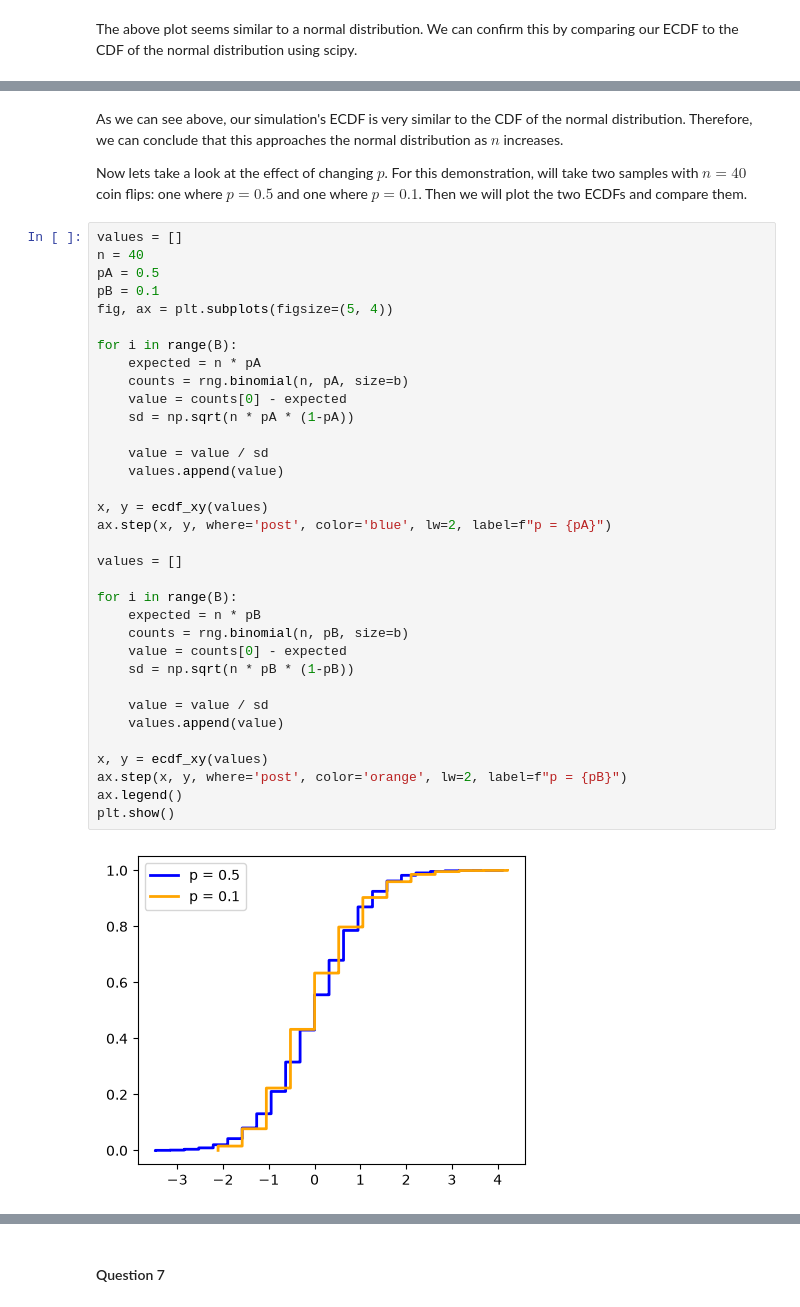
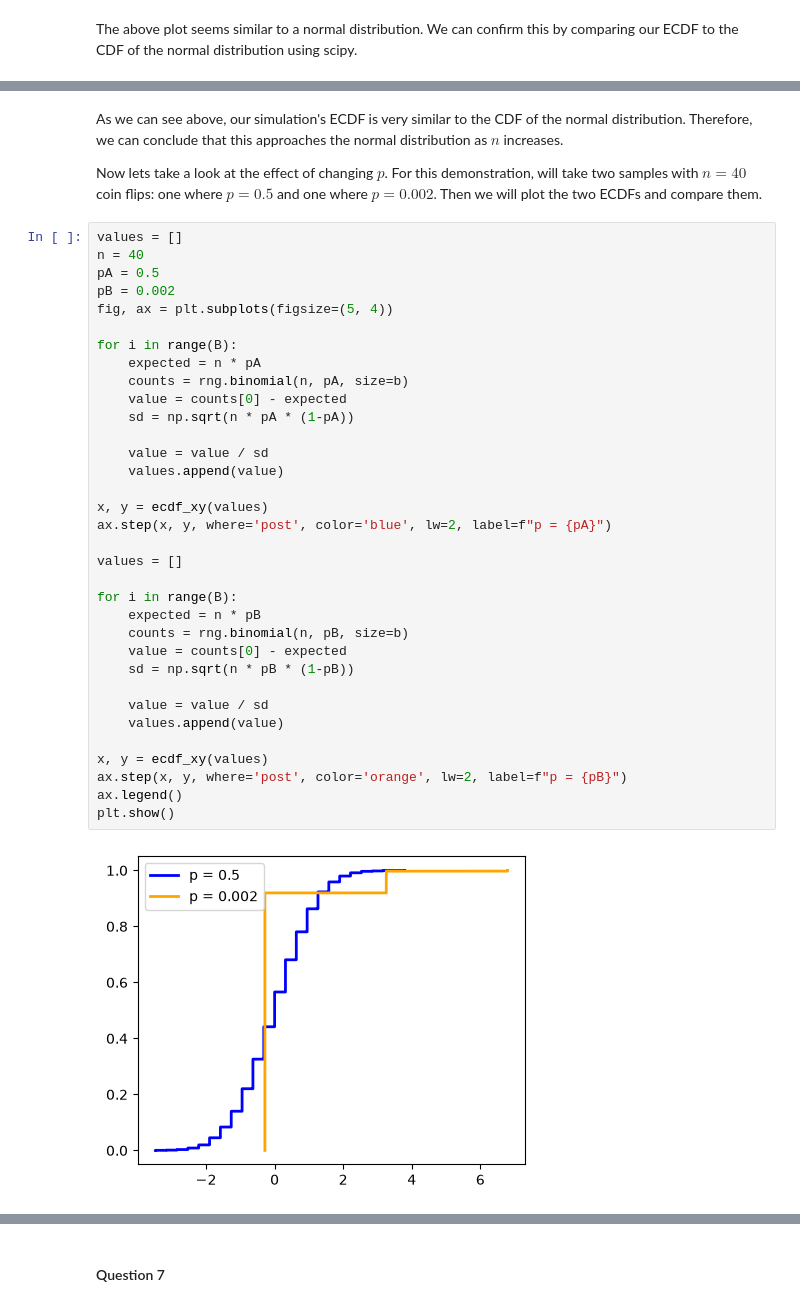
Before and after one commit to lchop14/DS-5030-Personal, a Jupyter notebook: lab4/lab_04.ipynb, the cells around one changed output, grey strips where cells are left out. Drawn from its saved outputs; the diff is of its cells as text.

```diff
--- a/lab4/lab_04.ipynb
+++ b/lab4/lab_04.ipynb
@@ -227,41 +227,41 @@ plot_ecdf_vs_cdf(values, normal.cdf, grid=np.linspace(-4, 4, 500), title="CLT fr
 # %% [markdown]
 As we can see above, our simulation's ECDF is very similar to the CDF of the normal distribution. Therefore, we can conclude that this approaches the normal distribution as $n$ increases.
 
-Now lets take a look at the effect of changing $p$. For this demonstration, will take two samples with $n = 40$ coin flips: one where $p = 0.5$ and one where $p = 0.1$. Then we will plot the two ECDFs and compare them.
+Now lets take a look at the effect of changing $p$. For this demonstration, will take two samples with $n = 40$ coin flips: one where $p = 0.5$ and one where $p = 0.002$. Then we will plot the two ECDFs and compare them.
 # %%
 values = []
 n = 40
 pA = 0.5
-pB = 0.1
+pB = 0.002
 fig, ax = plt.subplots(figsize=(5, 4))
 
 for i in range(B):
     expected = n * pA
     counts = rng.binomial(n, pA, size=b)
     value = counts[0] - expected
     sd = np.sqrt(n * pA * (1-pA))
 
     value = value / sd
     values.append(value)
 
 x, y = ecdf_xy(values)
 ax.step(x, y, where='post', color='blue', lw=2, label=f"p = {pA}")
 
 values = []
 
 for i in range(B):
     expected = n * pB
     counts = rng.binomial(n, pB, size=b)
     value = counts[0] - expected
     sd = np.sqrt(n * pB * (1-pB))
 
     value = value / sd
     values.append(value)
 
 x, y = ecdf_xy(values)
 ax.step(x, y, where='post', color='orange', lw=2, label=f"p = {pB}")
 ax.legend()
 plt.show()
 # %% [output]
-[figure, old version]
+[figure, new version]
 # %% [markdown]
```
Also changed, not shown: parts of 16 cells of this notebook.
